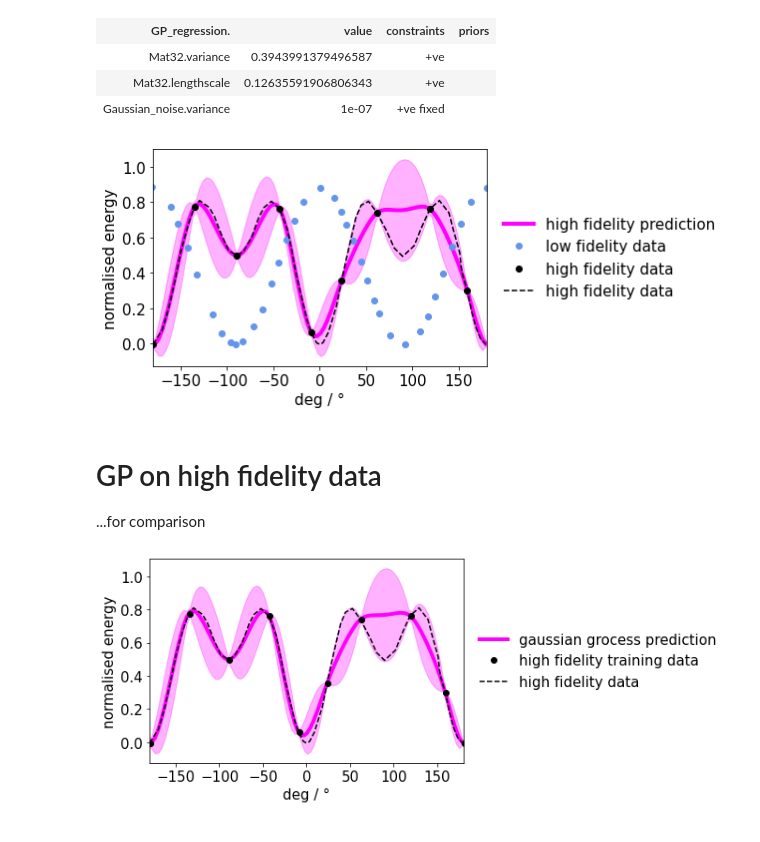
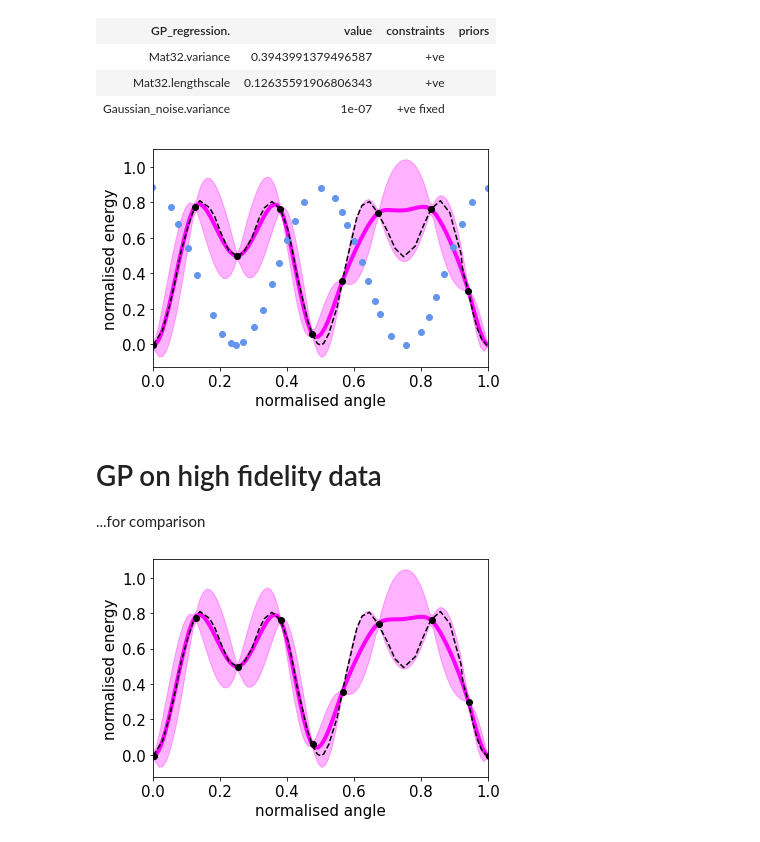
Before and after one commit to maxfleck/tamkintools-multi-fidelity-bayesian, a Jupyter notebook: tetrahydrofuran/multi_fidelity_tetrahydrofuran.ipynb, the cells around one changed output. Saved outputs shown, nothing was run; the diff lists cells and outputs as text; code cells hidden in the pictures.

```diff
--- a/tetrahydrofuran/multi_fidelity_tetrahydrofuran.ipynb
+++ b/tetrahydrofuran/multi_fidelity_tetrahydrofuran.ipynb
@@ -155,36 +155,38 @@ Updates: True
 # %%
 save = "multi_fidelity_plus"
 
 dummy = np.linspace(0,1,100)
 ndummy, hf_mean, hf_std = tmf.predict_hf(dummy)
 
 
 plt.plot(ndummy, hf_mean,color=tmf.colors[-1], label="high fidelity prediction",linewidth=tmf.lsize)
 plt.fill_between(ndummy, hf_mean-hf_std, hf_mean+hf_std,alpha=tmf.alpha,color=tmf.colors[-1])
 
 #plt.scatter(self.angles, self.energies,c=self.fidelities, cmap=self.cmap)
 for i,w in enumerate( tmf.unique_weights ):
     #print(i,w)
     p = np.squeeze( np.where( tmf.fidelities==i ) )
     plt.plot( tmf.angles[p], tmf.energies[p],".",
              color=tmf.colors[i], label=tmf.fidelity_labels[i],
             markersize=tmf.msize)
 
 plt.plot(data_c['deg'].to_numpy(),data_c['E'].to_numpy(),"k--", label="high fidelity data")
 
 plt.xlim(-180,180)
 plt.xlabel("deg / °",fontsize=tmf.fsize)
+plt.xlabel("normalised angle",fontsize=tmf.fsize)
 plt.ylabel("normalised energy",fontsize=tmf.fsize)
-plt.xticks(fontsize=tmf.fsize)
+#plt.xticks(fontsize=tmf.fsize)
+plt.xticks( np.linspace( -180,180,6 )  , np.around(np.linspace( 0, 1,6),2) ,fontsize=tmf.fsize)
 plt.yticks(fontsize=tmf.fsize)
-plt.legend(fontsize=tmf.fsize,frameon=False,loc='center left', bbox_to_anchor=(1.01, 0.5))
+#plt.legend(fontsize=tmf.fsize,frameon=False,loc='center left', bbox_to_anchor=(1.01, 0.5))
 if save:
     plt.savefig(save+".png", bbox_inches='tight')
     plt.savefig(save+".pdf", bbox_inches='tight')
 plt.show()
 plt.close()
 # %% [output]
-[figure, old version]
+[figure, new version]
 # %% [markdown]
 # GP on high fidelity data
 
@@ -210,11 +212,13 @@ plt.plot(data_c['deg'].to_numpy(),data_c['E'].to_numpy(),"k--", label="high fide
 
 plt.xlim( (-180,180) )
 plt.xlabel("deg / °",fontsize=tmf.fsize)
+plt.xlabel("normalised angle",fontsize=tmf.fsize)
 plt.ylabel("normalised energy",fontsize=tmf.fsize)
-plt.xticks(fontsize=tmf.fsize)
+#plt.xticks(fontsize=tmf.fsize)
+plt.xticks( np.linspace( -180,180,6 )  , np.around(np.linspace( 0, 1,6),2) ,fontsize=tmf.fsize)
 plt.yticks(fontsize=tmf.fsize)
-plt.legend(fontsize=tmf.fsize,frameon=False,loc='center left', bbox_to_anchor=(1.01, 0.5))
+#plt.legend(fontsize=tmf.fsize,frameon=False,loc='center left', bbox_to_anchor=(1.01, 0.5))
 plt.savefig("gp_on_high_fidelity.png", bbox_inches='tight')
 plt.savefig("gp_on_high_fidelity.pdf", bbox_inches='tight')
 # %% [output]
-[figure, old version]
+[figure, new version]
```
Also changed, not shown: parts of 1 cell of this notebook, 11 other files.
